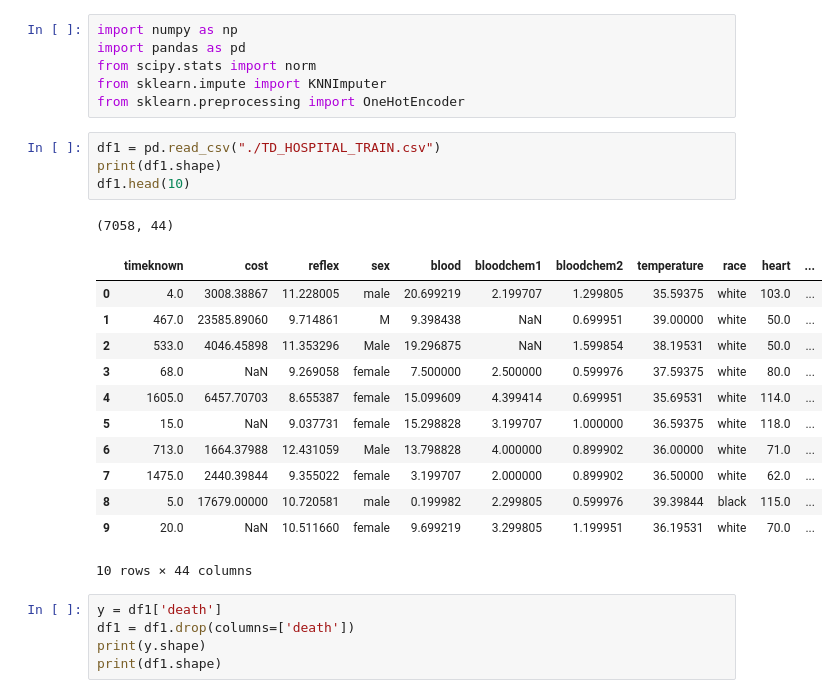
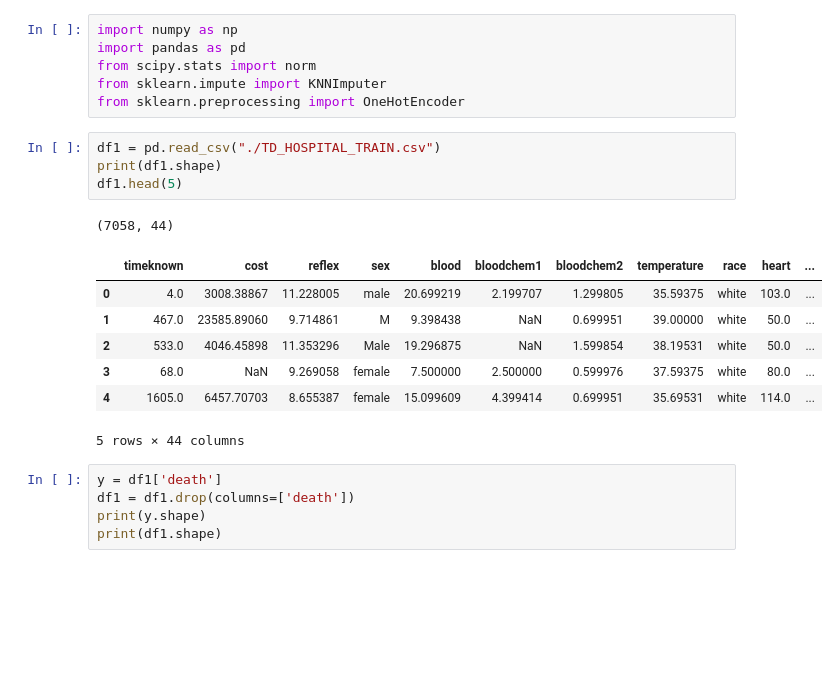
Before and after one commit to geeteshCh/Datathon-Hospital-Exploration, a Jupyter notebook: td-model.ipynb, the cells around one changed output. Saved outputs shown, nothing was run; the diff lists cells and outputs as text; blank space fills up the shorter version.

```diff
--- a/td-model.ipynb
+++ b/td-model.ipynb
@@ -7,21 +7,16 @@ from sklearn.preprocessing import OneHotEncoder
 # %%
 df1 = pd.read_csv("./TD_HOSPITAL_TRAIN.csv")
 print(df1.shape)
-df1.head(10)
+df1.head(5)
 # %% [output]
 (7058, 44)
 |  | timeknown | cost | reflex | sex | blood | bloodchem1 | bloodchem2 | temperature | race | heart | ... |
 | 0 | 4.0 | 3008.38867 | 11.228005 | male | 20.699219 | 2.199707 | 1.299805 | 35.59375 | white | 103.0 | ... |
 | 1 | 467.0 | 23585.89060 | 9.714861 | M | 9.398438 | NaN | 0.699951 | 39.00000 | white | 50.0 | ... |
 | 2 | 533.0 | 4046.45898 | 11.353296 | Male | 19.296875 | NaN | 1.599854 | 38.19531 | white | 50.0 | ... |
 | 3 | 68.0 | NaN | 9.269058 | female | 7.500000 | 2.500000 | 0.599976 | 37.59375 | white | 80.0 | ... |
 | 4 | 1605.0 | 6457.70703 | 8.655387 | female | 15.099609 | 4.399414 | 0.699951 | 35.69531 | white | 114.0 | ... |
-| 5 | 15.0 | NaN | 9.037731 | female | 15.298828 | 3.199707 | 1.000000 | 36.59375 | white | 118.0 | ... |
-| 6 | 713.0 | 1664.37988 | 12.431059 | Male | 13.798828 | 4.000000 | 0.899902 | 36.00000 | white | 71.0 | ... |
-| 7 | 1475.0 | 2440.39844 | 9.355022 | female | 3.199707 | 2.000000 | 0.899902 | 36.50000 | white | 62.0 | ... |
-| 8 | 5.0 | 17679.00000 | 10.720581 | male | 0.199982 | 2.299805 | 0.599976 | 39.39844 | black | 115.0 | ... |
-| 9 | 20.0 | NaN | 10.511660 | female | 9.699219 | 3.299805 | 1.199951 | 36.19531 | white | 70.0 | ... |
-10 rows × 44 columns
+5 rows × 44 columns
 # %%
 y = df1['death']
 df1 = df1.drop(columns=['death'])
```
Also changed, not shown: parts of 7 cells of this notebook, 2 other files.
